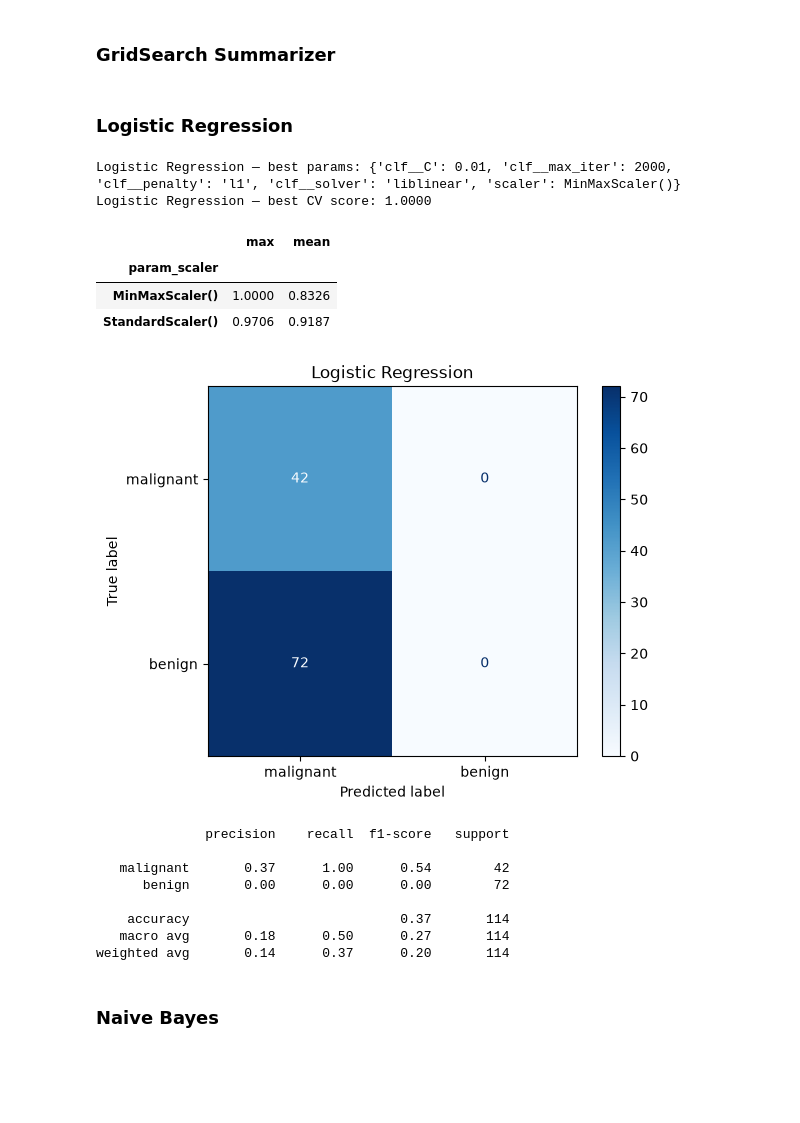
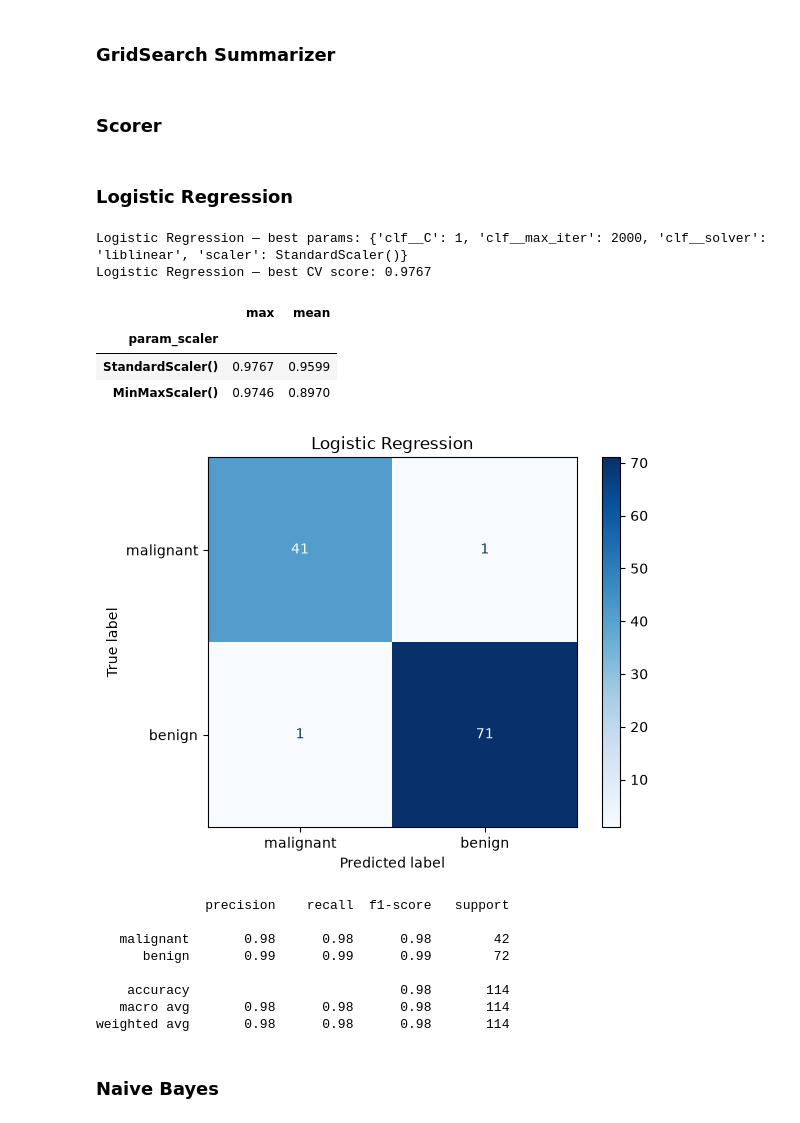
Before and after one commit to Jimmyjohn23/ML_Project1, a Jupyter notebook: main.ipynb, the cells around one changed output. Saved outputs shown, nothing was run; the diff lists cells and outputs as text; code cells hidden in the pictures; blank space fills up the shorter version.

Commit message:
Added scorer and ran best estimator multiple time get mean score so we can see which is the best over multiple iter

```diff
--- a/main.ipynb
+++ b/main.ipynb
@@ -92,42 +92,47 @@ def summarize_grid(grid, name):
                      .sort_values("max", ascending=False))
         display(summary)
     return cv
+# %% [markdown]
+### Scorer
+# %%
+def weighted_recall(y_true, y_pred):
+    recall_m = recall_score(y_true, y_pred, pos_label=0)
+    recall_b = recall_score(y_true, y_pred, pos_label=1)
+    return (0.6 * recall_m) + (0.4 * recall_b)
 # %% [markdown]
 ### Logistic Regression
 # %%
 log_grid = GridSearchCV(
     Pipeline([("scaler", StandardScaler()), ("clf", LogisticRegression(random_state=RANDOM_STATE))]),
     {
-        "clf__penalty": ["l2", "l1"],  # liblinear only supports l1/l2
-        "clf__C": [0.01, 0.1, 1, 10, 100],  # Inverse of regularization strength. C = 1/lambda. Higher C = less regularization.
-        "clf__solver": ["liblinear", "saga"],  # saga supports l1/l2 and is faster for large datasets
+        "clf__C": [0.01, 0.1, 1, 10, 100],
+        "clf__solver": ["liblinear", "lbfgs"],
         "clf__max_iter": [2000, 5000],
         "scaler": [StandardScaler(), MinMaxScaler()],
     },
     cv=StratifiedKFold(5, shuffle=True, random_state=RANDOM_STATE),
-    # malignant F1 instead of raw malignant recall: recall alone is maximized by
-    # predicting everything malignant (heavily regularized L1 does exactly that)
-    scoring=make_scorer(recall_score, pos_label=0),
+    # scoring=make_scorer(recall_score, pos_label=0),
+    scoring=make_scorer(weighted_recall)
 )
 log_grid.fit(X_train, y_train)
 log_cv = summarize_grid(log_grid, "Logistic Regression")
 log_metrics = evaluate(log_grid.best_estimator_, "Logistic Regression")
 # %% [output]
-Logistic Regression — best params: {'clf__C': 0.01, 'clf__max_iter': 2000, 'clf__penalty': 'l1', 'clf__solver': 'liblinear', 'scaler': MinMaxScaler()}
-Logistic Regression — best CV score: 1.0000
+Logistic Regression — best params: {'clf__C': 1, 'clf__max_iter': 2000, 'clf__solver': 'liblinear', 'scaler': StandardScaler()}
+Logistic Regression — best CV score: 0.9767
 |  | max | mean |
 | param_scaler |  |  |
-| MinMaxScaler() | 1.0000 | 0.8326 |
-| StandardScaler() | 0.9706 | 0.9187 |
+| StandardScaler() | 0.9767 | 0.9599 |
+| MinMaxScaler() | 0.9746 | 0.8970 |
-[figure, old version]
+[figure, new version]
               precision    recall  f1-score   support
 
-   malignant       0.37      1.00      0.54        42
-      benign       0.00      0.00      0.00        72
+   malignant       0.98      0.98      0.98        42
+      benign       0.99      0.99      0.99        72
 
-    accuracy                           0.37       114
-   macro avg       0.18      0.50      0.27       114
-weighted avg       0.14      0.37      0.20       114
+    accuracy                           0.98       114
+   macro avg       0.98      0.98      0.98       114
+weighted avg       0.98      0.98      0.98       114
 # %% [markdown]
 ### Naive Bayes
 # %%
```
Also changed, not shown: parts of 6 cells of this notebook.
